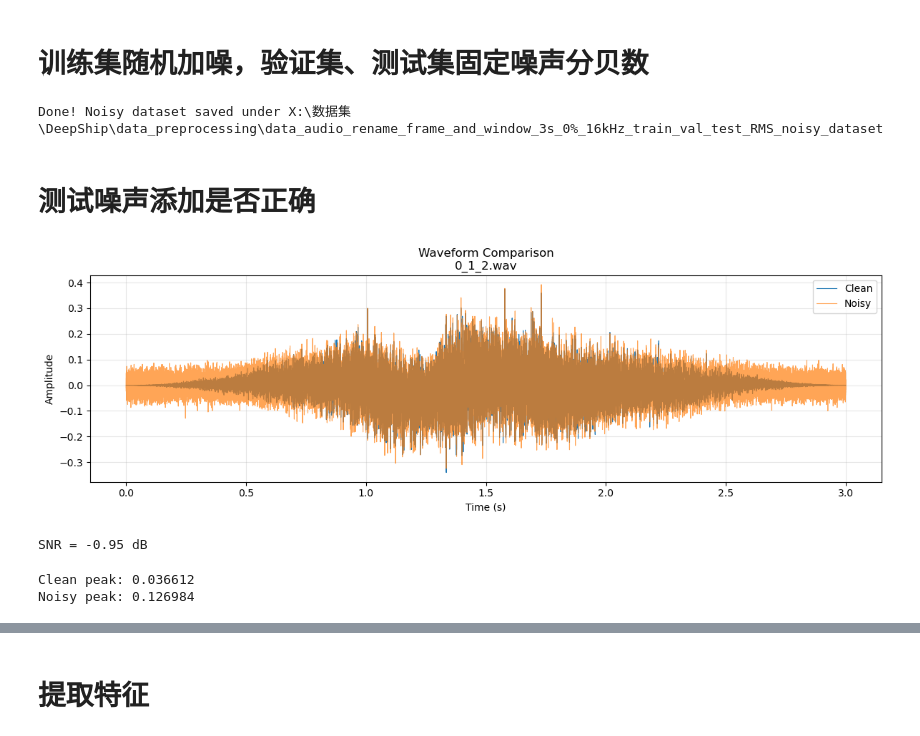
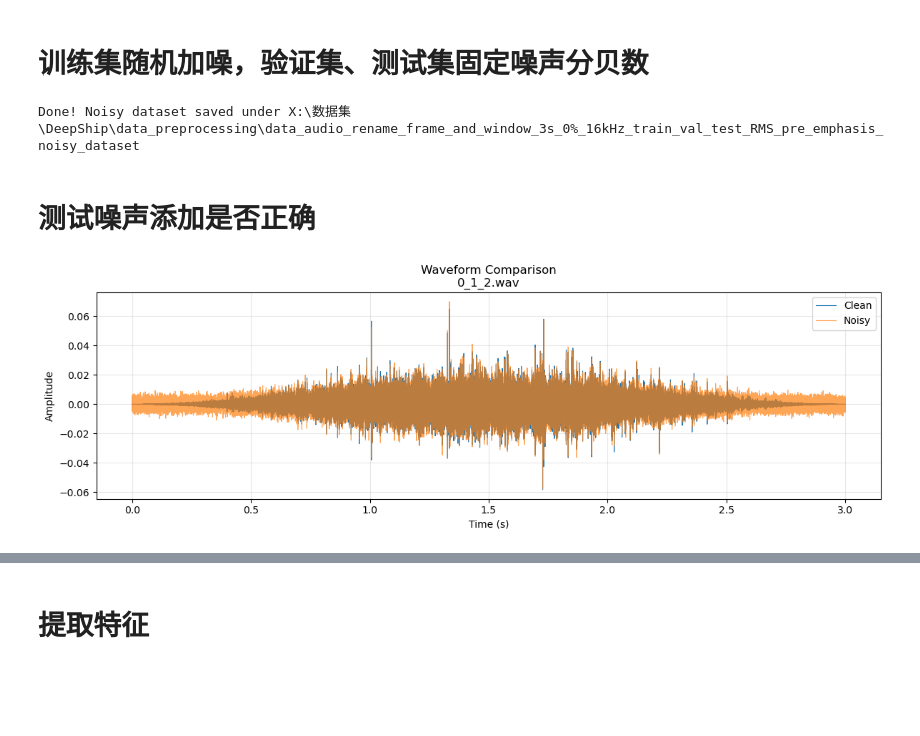
Before and after one commit to YoungBossX/Multi-feature-fusion-model-for-ship-audio, a Jupyter notebook: DeepShip_data_preprocess/add_noise_with_snr_3s_segment_old.ipynb, the cells around one changed output, grey strips where cells are left out. Saved outputs shown, nothing was run; the diff lists cells and outputs as text; code cells hidden in the pictures; blank space fills up the shorter version.

```diff
--- a/DeepShip_data_preprocess/add_noise_with_snr_3s_segment_old.ipynb
+++ b/DeepShip_data_preprocess/add_noise_with_snr_3s_segment_old.ipynb
@@ -406,7 +406,7 @@ Done! Files are in X:\数据集\DeepShip\data_preprocessing\data_audio_rename_fr
 
 annotation = Path(r"X:\数据集\DeepShip\data_preprocessing\annotation\DeepShip_segments_3s_0%_16kHz_RMS_SNR_split.csv")
 # root = Path(r"X:\数据集\DeepShip\data_preprocessing\data_audio_rename_frame_and_window_3s_0%_16kHz_train_val_test")
-root = Path(r"X:\数据集\DeepShip\data_preprocessing\data_audio_rename_frame_and_window_3s_0%_16kHz_train_val_test_RMS")
+root = Path(r"X:\数据集\DeepShip\data_preprocessing\data_audio_rename_frame_and_window_3s_0%_16kHz_train_val_test_RMS_pre_emphasis")
 
 df = pd.read_csv(annotation)
 def to_wav(row):
@@ -426,7 +426,7 @@ test missing_on_disk= 0 not_listed_in_csv= 0
 
 # 1. 配置路径
 ANNOT_PATH = Path(r"X:\数据集\DeepShip\data_preprocessing\annotation\DeepShip_segments_3s_0%_16kHz_RMS_SNR_split.csv")
-DATA_ROOT  = Path(r"X:\数据集\DeepShip\data_preprocessing\data_audio_rename_frame_and_window_3s_0%_16kHz_train_val_test_RMS")
+DATA_ROOT  = Path(r"X:\数据集\DeepShip\data_preprocessing\data_audio_rename_frame_and_window_3s_0%_16kHz_train_val_test_RMS_pre_emphasis")
 
 # 2. 读标注
 df = pd.read_csv(ANNOT_PATH)
@@ -498,12 +498,9 @@ for split in ["train", "val", "test"]:
 # %% [markdown]
 # 训练集随机加噪，验证集、测试集固定噪声分贝数
 # %%
-# SOURCE_ROOT = Path(r"X:\数据集\DeepShip\data_preprocessing\data_audio_rename_frame_and_window_3s_0%_16kHz_train_val_test")
-SOURCE_ROOT = Path(r"X:\数据集\DeepShip\data_preprocessing\data_audio_rename_frame_and_window_3s_0%_16kHz_train_val_test_RMS")
+SOURCE_ROOT = Path(r"X:\数据集\DeepShip\data_preprocessing\data_audio_rename_frame_and_window_3s_0%_16kHz_train_val_test_RMS_pre_emphasis")
 ANNOTATION_CSV = Path(r"X:\数据集\DeepShip\data_preprocessing\annotation\DeepShip_segments_3s_0%_16kHz_RMS_SNR_split.csv")
-# DEST_ROOT = Path(r"X:\数据集\DeepShip\data_preprocessing\data_audio_rename_frame_and_window_3s_0%_16kHz_train_val_test_noisy_dataset_float")
-# DEST_ROOT = Path(r"X:\数据集\DeepShip\data_preprocessing\data_audio_rename_frame_and_window_3s_0%_16kHz_train_val_test_noisy_dataset")
-DEST_ROOT = Path(r"X:\数据集\DeepShip\data_preprocessing\data_audio_rename_frame_and_window_3s_0%_16kHz_train_val_test_RMS_noisy_dataset")
+DEST_ROOT = Path(r"X:\数据集\DeepShip\data_preprocessing\data_audio_rename_frame_and_window_3s_0%_16kHz_train_val_test_RMS_pre_emphasis_noisy_dataset")
 
 TRAIN_RANGE = (-12, 6)
 # EVAL_SNRS = np.array([-12, -9, -6, -3, 0, 3, 6], dtype=np.int32)
@@ -556,73 +553,31 @@ for _, row in tqdm(df_split.iterrows(), total=len(df_split)):
 
 print("Done! Noisy dataset saved under", DEST_ROOT)
 # %% [output]
-Done! Noisy dataset saved under X:\数据集\DeepShip\data_preprocessing\data_audio_rename_frame_and_window_3s_0%_16kHz_train_val_test_RMS_noisy_dataset
+Done! Noisy dataset saved under X:\数据集\DeepShip\data_preprocessing\data_audio_rename_frame_and_window_3s_0%_16kHz_train_val_test_RMS_pre_emphasis_noisy_dataset
 # %% [markdown]
 # 测试噪声添加是否正确
 # %%
 def plot_clean_vs_noisy(clean_path: Path | str, noisy_path: Path | str):
     clean, sr_clean = sf.read(clean_path, dtype="float32")
     noisy, sr_noisy = sf.read(noisy_path, dtype="float32")
     if sr_clean != sr_noisy:
         raise ValueError(f"采样率不一致: clean={sr_clean}, noisy={sr_noisy}")
     t = np.arange(len(clean)) / sr_clean
 
     plt.figure(figsize=(12, 4))
     plt.plot(t, clean, label="Clean", linewidth=0.8)
     plt.plot(t, noisy, label="Noisy", linewidth=0.8, alpha=0.7)
     plt.title(f"Waveform Comparison\n{Path(clean_path).name}")
     plt.xlabel("Time (s)")
     plt.ylabel("Amplitude")
     plt.grid(alpha=0.3)
     plt.legend()
     plt.tight_layout()
     plt.show()
 
 plot_clean_vs_noisy(
-    Path(r"X:\数据集\DeepShip\data_preprocessing\data_audio_rename_frame_and_window_3s_0%_16kHz_train_val_test_RMS\val\0_1_2.wav"),
-    Path(r"X:\数据集\DeepShip\data_preprocessing\data_audio_rename_frame_and_window_3s_0%_16kHz_train_val_test_RMS_noisy_dataset\val\SNR_+6dB\0_1_2.wav")
+    Path(r"X:\数据集\DeepShip\data_preprocessing\data_audio_rename_frame_and_window_3s_0%_16kHz_train_val_test_RMS_pre_emphasis\val\0_1_2.wav"),
+    Path(r"X:\数据集\DeepShip\data_preprocessing\data_audio_rename_frame_and_window_3s_0%_16kHz_train_val_test_RMS_pre_emphasis_noisy_dataset\val\SNR_+6dB\0_1_2.wav")
 )
 # %% [output]
-[figure, old version]
+[figure, new version]
-# %%
-def measure_snr_db(clean_path, noisy_path):
-    clean, sr_clean = sf.read(clean_path, dtype="float32")
-    noisy, sr_noisy = sf.read(noisy_path, dtype="float32")
-    if sr_clean != sr_noisy:
-        raise ValueError(f"Sample rate mismatch: {sr_clean} vs {sr_noisy}")
-
-    # 截成相同长度，避免后缀补零差异
-    min_len = min(len(clean), len(noisy))
-    clean = clean[:min_len]
-    noisy = noisy[:min_len]
-
-    noise = noisy - clean
-    signal_power = np.mean(clean ** 2) + 1e-12
-    noise_power = np.mean(noise ** 2) + 1e-12
-    snr_db = 10.0 * np.log10(signal_power / noise_power)
-    return snr_db
-
-clean_path = Path(r"X:\数据集\DeepShip\data_preprocessing\data_audio_rename_frame_and_window_3s_0%_16kHz_train_val_test\train\0_1_3.wav")
-noisy_path = Path(r"X:\数据集\DeepShip\data_preprocessing\data_audio_rename_frame_and_window_3s_0%_16kHz_train_val_test_noisy_dataset\train\0_1_3.wav")
-
-print(f"SNR = {measure_snr_db(clean_path, noisy_path):.2f} dB")
-# %% [output]
-SNR = -0.95 dB
-# %%
-def peak_amplitude(path):
-    audio, _ = sf.read(path, dtype="float32")
-    return float(np.max(np.abs(audio)))
-
-def compare_peaks(clean_path, noisy_path):
-    clean_peak = peak_amplitude(clean_path)
-    noisy_peak = peak_amplitude(noisy_path)
-    print(f"Clean peak: {clean_peak:.6f}")
-    print(f"Noisy peak: {noisy_peak:.6f}")
-
-clean = Path(r"X:\数据集\DeepShip\data_preprocessing\data_audio_rename_frame_and_window_3s_0%_16kHz_train_val_test\train\0_1_3.wav")
-noisy = Path(r"X:\数据集\DeepShip\data_preprocessing\data_audio_rename_frame_and_window_3s_0%_16kHz_train_val_test_noisy_dataset\train\0_1_3.wav")
-
-compare_peaks(clean, noisy)
-# %% [output]
-Clean peak: 0.036612
-Noisy peak: 0.126984
```
Also changed, not shown: parts of 9 cells of this notebook.
